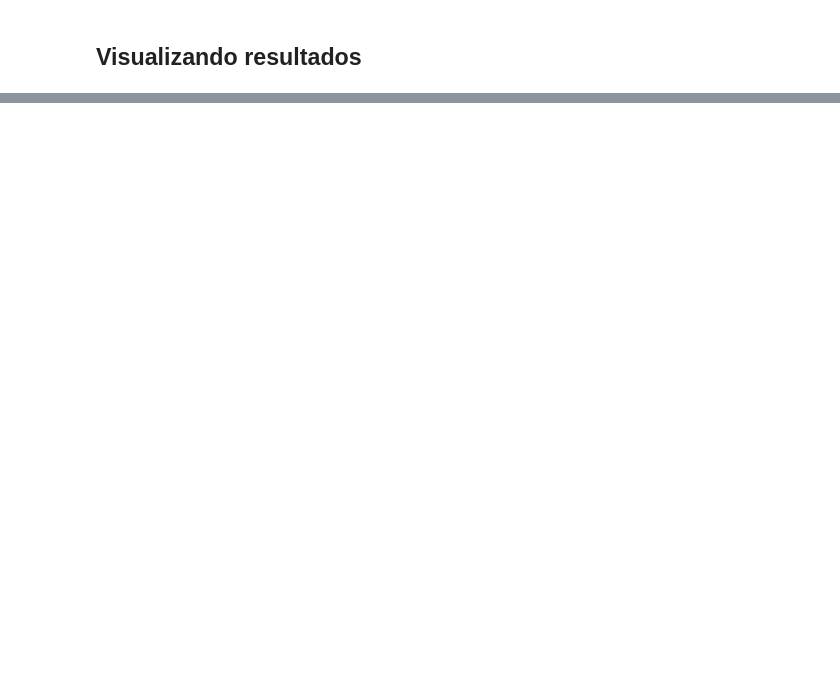
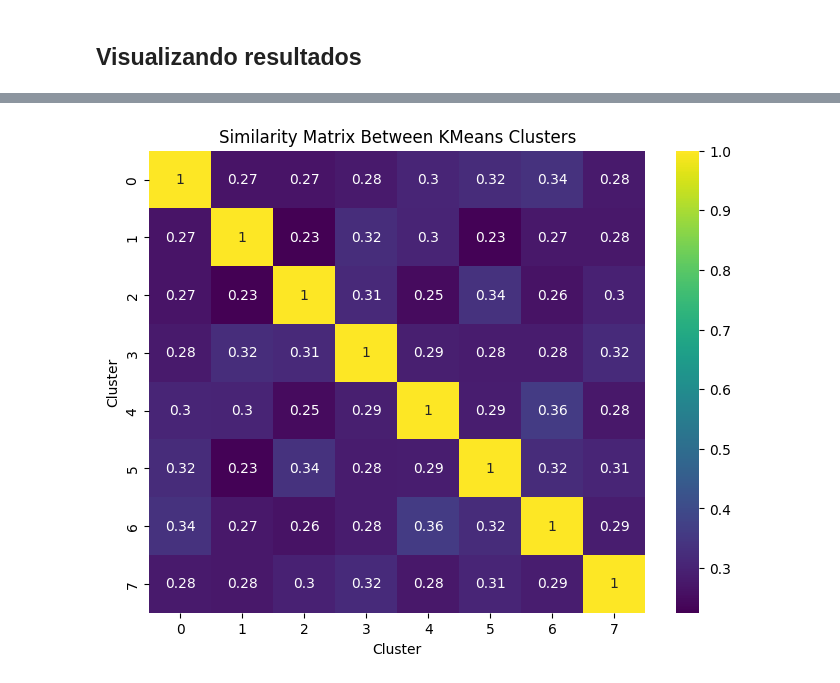
Before and after one commit to LuizHRF/UFFS, a Jupyter notebook: Inteligencia_Artificial/ml_nao_supervisionado/main.ipynb, the cells around one changed output, grey strips where cells are left out. Drawn from its saved outputs; the diff is of its cells as text; code cells hidden in the pictures; blank space fills up the shorter version.

```diff
--- a/Inteligencia_Artificial/ml_nao_supervisionado/main.ipynb
+++ b/Inteligencia_Artificial/ml_nao_supervisionado/main.ipynb
@@ -21,9 +38,13 @@ Os modelos escolhidos foram k-means e OPTICS
 # %%
+#Parâmetros
+
 k_means_params = {
-    "n_clusters" : 5
+    "n_clusters" : 8,
 }
 
-optics_params = {
-
+agglomerative_params = {
+    "n_clusters": None,
+    "metric" : "euclidean",
+    "compute_full_tree" : True,
 }
 # %%
@@ -93,0 +70,72 @@ AttributeError: 'SpectralClustering' object has no attribute 'cluster_centers_'
+# %%
+#
+
+lines = "==========================================="
+# %%
+results = pd.DataFrame({
+    "Nome": df["Nome"],
+    "KMeans": model_k.labels_,
+    "Agglomerative (dt: 4)": agglomerative_model.labels_,
+    "Agglomerative (dt: 4.6)": agglomerative_model_2.labels_,
+    "Agglomerative (dt: 5.7)": agglomerative_model_3.labels_,
+    "Agglomerative (dt: 5.8)": agglomerative_model_4.labels_,
+})
+
+# Calculate the average number of points per cluster for each model
+means = [
+    results["KMeans"].value_counts().mean(),
+    results["Agglomerative (dt: 4)"].value_counts().mean(),
+    results["Agglomerative (dt: 4.6)"].value_counts().mean(),
+    results["Agglomerative (dt: 5.7)"].value_counts().mean(),
+    results["Agglomerative (dt: 5.8)"].value_counts().mean(),
+]
+
+clusters = pd.DataFrame({
+    "KMeans": [model_k.get_params()["n_clusters"], means[0]],
+    "Agglomerative (dt: 4)": [agglomerative_model.n_clusters_, means[1]],
+    "Agglomerative (dt: 4.6)": [agglomerative_model_2.n_clusters_, means[2]],
+    "Agglomerative (dt: 5.7)": [agglomerative_model_3.n_clusters_, means[3]],
+    "Agglomerative (dt: 5.8)": [agglomerative_model_4.n_clusters_, means[4]],
+}).rename(index={0: "Número de clusters", 1: "Média de pessoas por cluster"})
+
+
+
+with pd.option_context('display.max_rows', None, 'display.max_columns', None):
+    print(lines + " RESULTADOS " + lines)
+    display(results.transpose())
+
+    print(lines + " CLUSTERS " + lines)
+    display(clusters.transpose())
+
+    # Get cluster labels and features (excluding "Nome")
+    labels = model_k.labels_
+    features = df.drop(columns=["Nome"]).values
+
+    # Compute cluster centers
+    centers = model_k.cluster_centers_
+
+    # Compute similarity (inverse of distance) matrix between cluster centers
+    similarity_matrix = 1 / (1 + pairwise_distances(centers, metric="euclidean"))
+
+    plt.figure(figsize=(8, 6))
+    sns.heatmap(similarity_matrix, annot=True, cmap="viridis", xticklabels=range(model_k.n_clusters), yticklabels=range(model_k.n_clusters))
+    plt.title("Similarity Matrix Between KMeans Clusters")
+    plt.xlabel("Cluster")
+    plt.ylabel("Cluster")
+    plt.show()
+
+    # Compute cluster centers for Agglomerative (dt: 5.8)
+    agg_labels = agglomerative_model_3.labels_
+    agg_features = df.drop(columns=["Nome"]).values
+
+    agg_centers = np.array([agg_features[agg_labels == i].mean(axis=0) for i in range(agglomerative_model_3.n_clusters_)])
+
+    agg_similarity_matrix = 1 / (1 + pairwise_distances(agg_centers, metric="euclidean"))
+
+    plt.figure(figsize=(8, 6))
+    sns.heatmap(agg_similarity_matrix, annot=True, cmap="viridis", xticklabels=range(agglomerative_model_3.n_clusters_), yticklabels=range(agglomerative_model_3.n_clusters_))
+    plt.title("Similarity Matrix Between Agglomerative Clusters (dt: 5.7)")
+    plt.xlabel("Cluster")
+    plt.ylabel("Cluster")
+    plt.show()
+# %% [output]
@@ -93,0 +157 @@ AttributeError: 'SpectralClustering' object has no attribute 'cluster_centers_'
+[figure, added]
```
Also changed, not shown: parts of 13 cells of this notebook, 3 other files.
